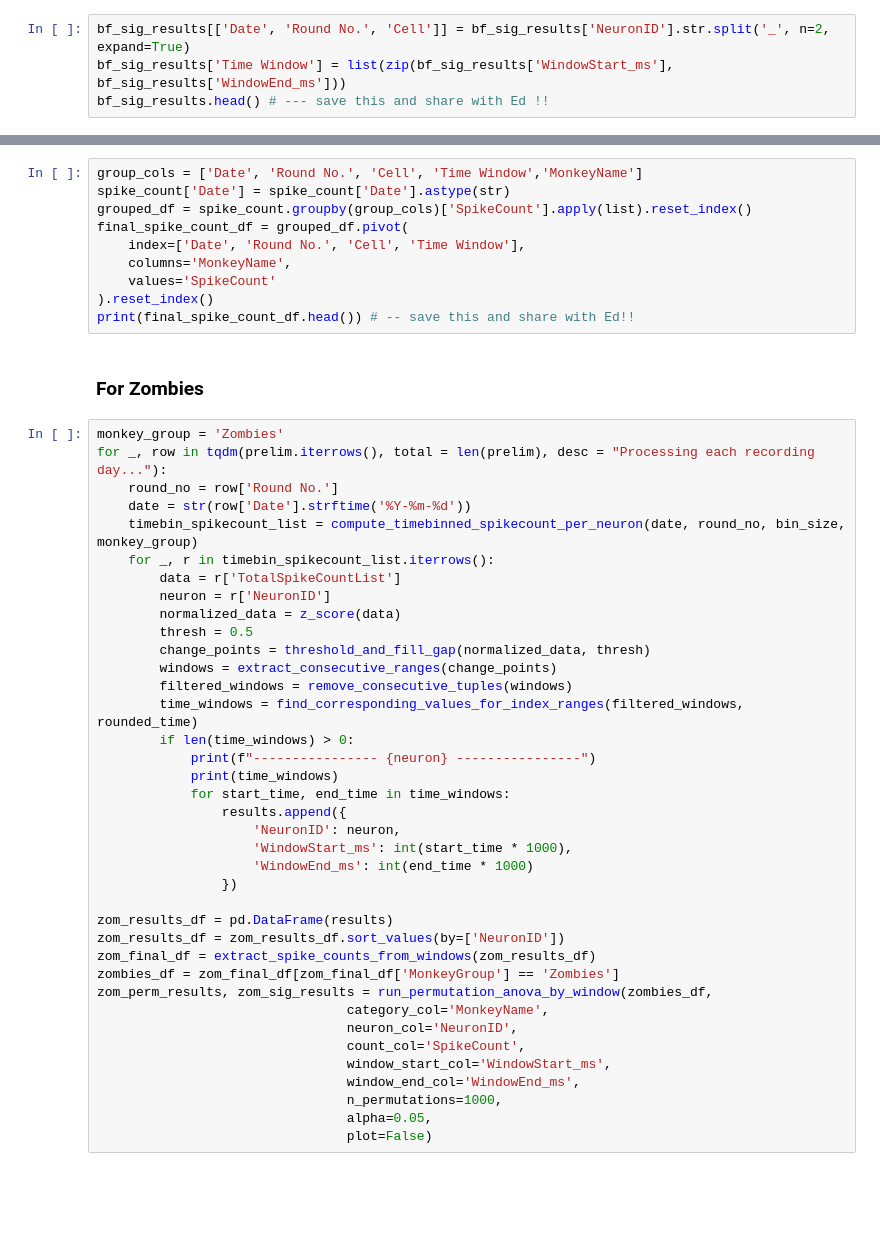
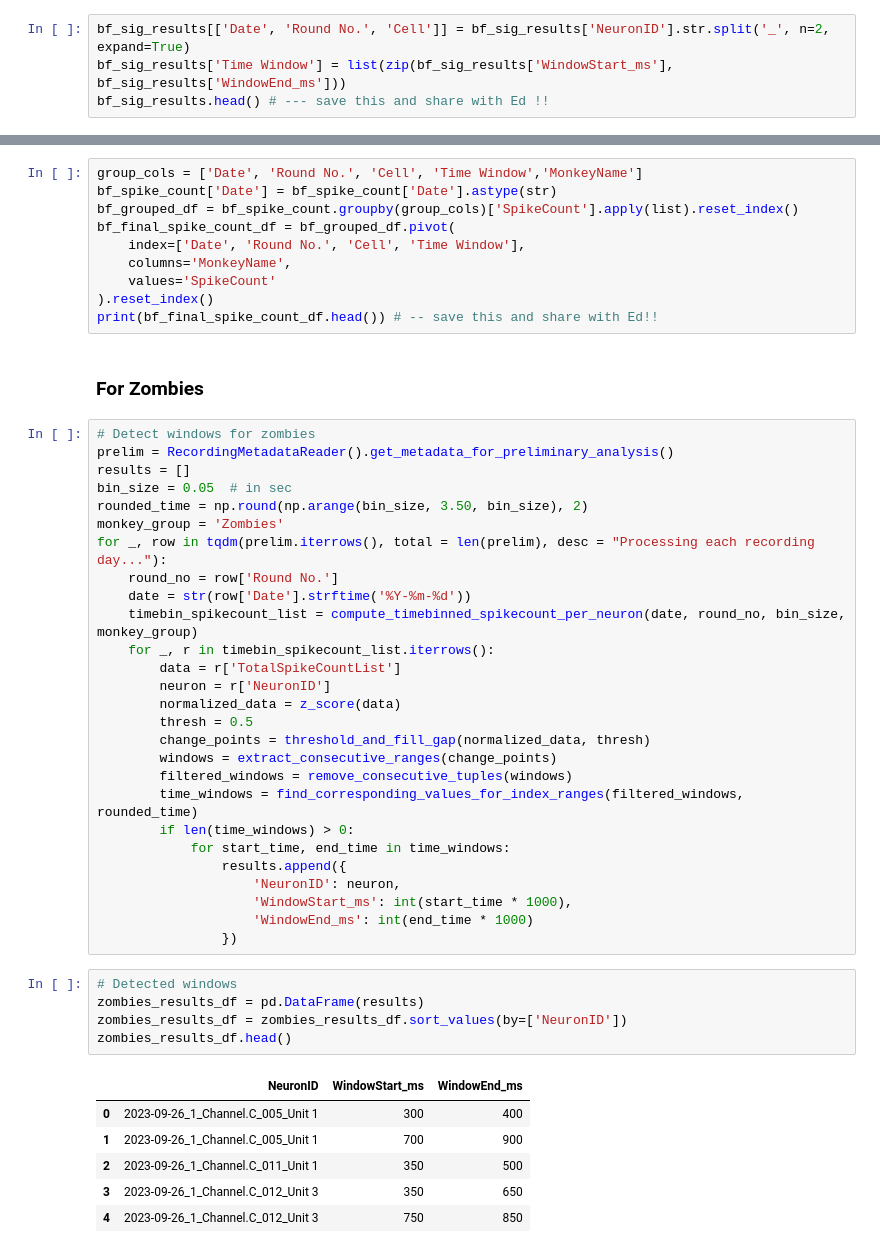
Before and after one commit to EdConnorLab/Julie, a Jupyter notebook: notebooks/generating_files_for_ed.ipynb, the cells around one changed output, grey strips where cells are left out. Cells and saved outputs as stored; diff of their text form; blank space fills up the shorter version.

```diff
--- a/notebooks/generating_files_for_ed.ipynb
+++ b/notebooks/generating_files_for_ed.ipynb
@@ -130,17 +132,22 @@ spike_count.head()
 | 4 | 2023-09-26_3_Channel.C_027_Unit 1 | DF2I | Stranger Things | 1695753699165000 | 250 | 450 | 0 | 2023-09-26 | ... |
 # %%
 group_cols = ['Date', 'Round No.', 'Cell', 'Time Window','MonkeyName']
-spike_count['Date'] = spike_count['Date'].astype(str)
-grouped_df = spike_count.groupby(group_cols)['SpikeCount'].apply(list).reset_index()
-final_spike_count_df = grouped_df.pivot(
+bf_spike_count['Date'] = bf_spike_count['Date'].astype(str)
+bf_grouped_df = bf_spike_count.groupby(group_cols)['SpikeCount'].apply(list).reset_index()
+bf_final_spike_count_df = bf_grouped_df.pivot(
     index=['Date', 'Round No.', 'Cell', 'Time Window'],
     columns='MonkeyName',
     values='SpikeCount'
 ).reset_index()
-print(final_spike_count_df.head()) # -- save this and share with Ed!!
+print(bf_final_spike_count_df.head()) # -- save this and share with Ed!!
 # %% [markdown]
 ### For Zombies
 # %%
+# Detect windows for zombies
+prelim = RecordingMetadataReader().get_metadata_for_preliminary_analysis()
+results = []
+bin_size = 0.05  # in sec
+rounded_time = np.round(np.arange(bin_size, 3.50, bin_size), 2)
 monkey_group = 'Zombies'
 for _, row in tqdm(prelim.iterrows(), total = len(prelim), desc = "Processing each recording day..."):
     round_no = row['Round No.']
@@ -156,25 +163,21 @@ for _, row in tqdm(prelim.iterrows(), total = len(prelim), desc = "Processing ea
         filtered_windows = remove_consecutive_tuples(windows)
         time_windows = find_corresponding_values_for_index_ranges(filtered_windows, rounded_time)
         if len(time_windows) > 0:
-            print(f"---------------- {neuron} ----------------")
-            print(time_windows)
             for start_time, end_time in time_windows:
                 results.append({
                     'NeuronID': neuron,
                     'WindowStart_ms': int(start_time * 1000),
                     'WindowEnd_ms': int(end_time * 1000)
                 })
-
-zom_results_df = pd.DataFrame(results)
-zom_results_df = zom_results_df.sort_values(by=['NeuronID'])
-zom_final_df = extract_spike_counts_from_windows(zom_results_df)
-zombies_df = zom_final_df[zom_final_df['MonkeyGroup'] == 'Zombies']
-zom_perm_results, zom_sig_results = run_permutation_anova_by_window(zombies_df,
-                                category_col='MonkeyName',
-                                neuron_col='NeuronID',
-                                count_col='SpikeCount',
-                                window_start_col='WindowStart_ms',
-                                window_end_col='WindowEnd_ms',
-                                n_permutations=1000,
-                                alpha=0.05,
-                                plot=False)
+# %%
+# Detected windows
+zombies_results_df = pd.DataFrame(results)
+zombies_results_df = zombies_results_df.sort_values(by=['NeuronID'])
+zombies_results_df.head()
+# %% [output]
+|  | NeuronID | WindowStart_ms | WindowEnd_ms |
+| 0 | 2023-09-26_1_Channel.C_005_Unit 1 | 300 | 400 |
+| 1 | 2023-09-26_1_Channel.C_005_Unit 1 | 700 | 900 |
+| 2 | 2023-09-26_1_Channel.C_011_Unit 1 | 350 | 500 |
+| 3 | 2023-09-26_1_Channel.C_012_Unit 3 | 350 | 650 |
+| 4 | 2023-09-26_1_Channel.C_012_Unit 3 | 750 | 850 |
```
Also changed, not shown: parts of 13 cells of this notebook, 1 other file.
